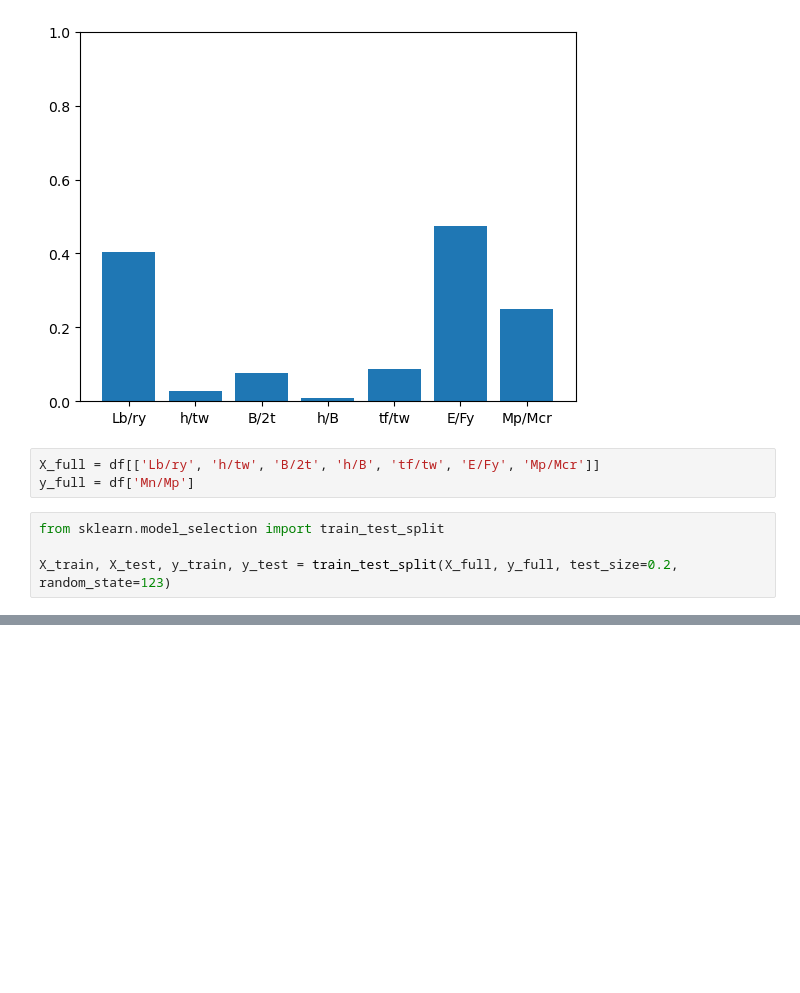
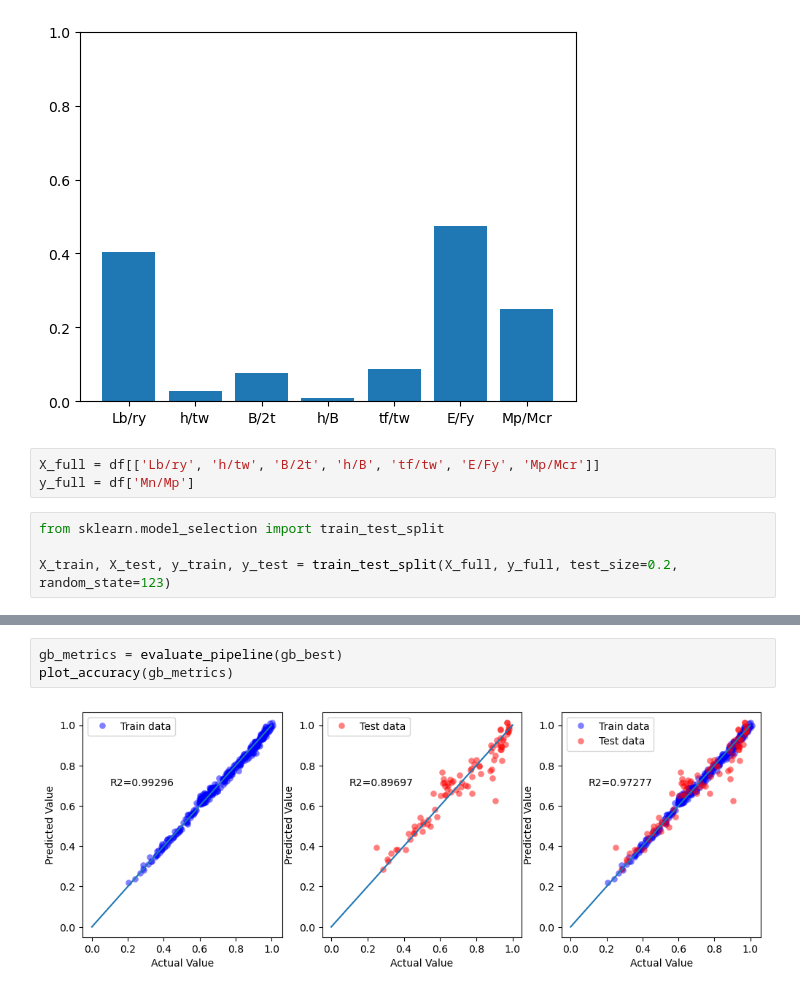
Before and after one commit to shantanu404/ibeam, a Jupyter notebook: ibeam.ipynb, the cells around one changed output, grey strips where cells are left out. Cells and saved outputs as stored; diff of their text form; blank space fills up the shorter version.

```diff
--- a/ibeam.ipynb
+++ b/ibeam.ipynb
@@ -157 +163,6 @@ cv_res
+# %%
+gb_metrics = evaluate_pipeline(gb_best)
+plot_accuracy(gb_metrics)
+# %% [output]
+[figure, added]
 # %%
```
Also changed, not shown: parts of 14 cells of this notebook.
